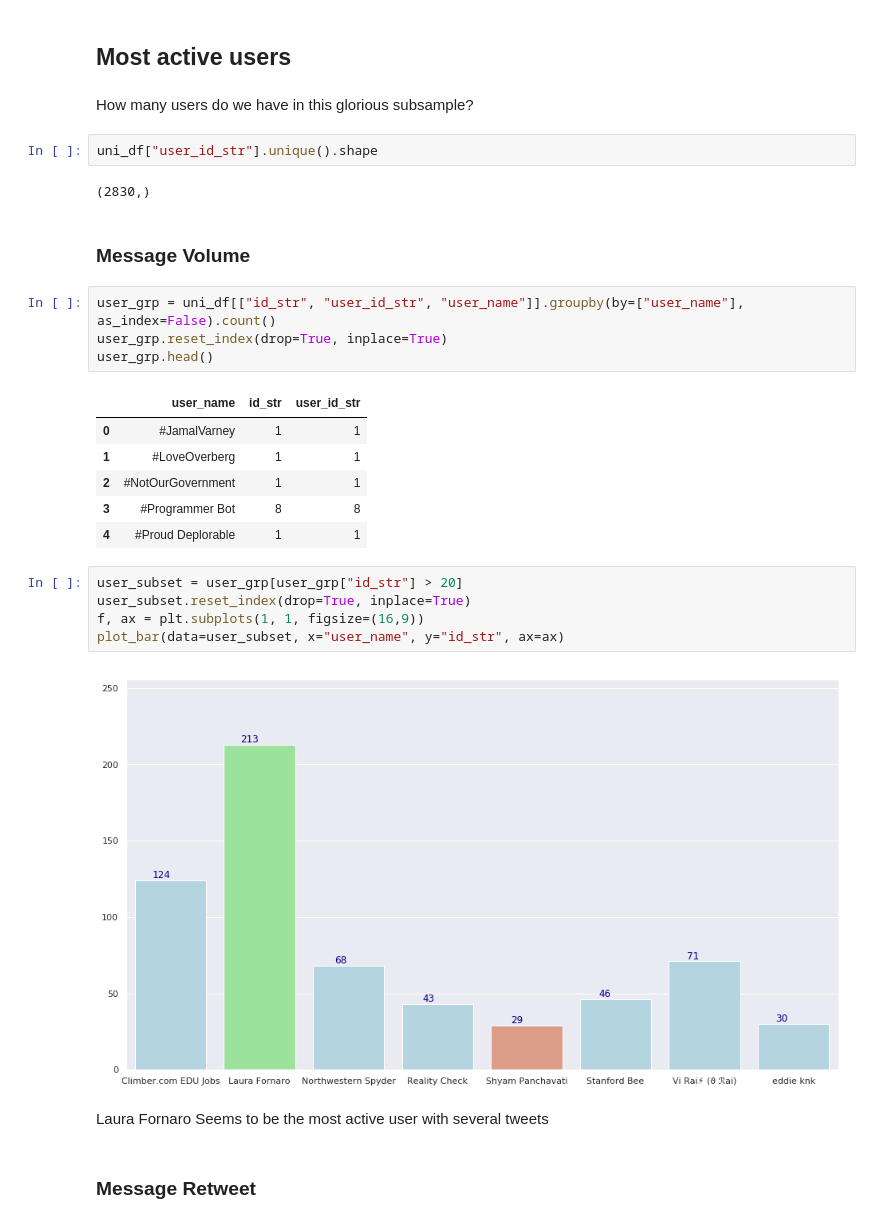
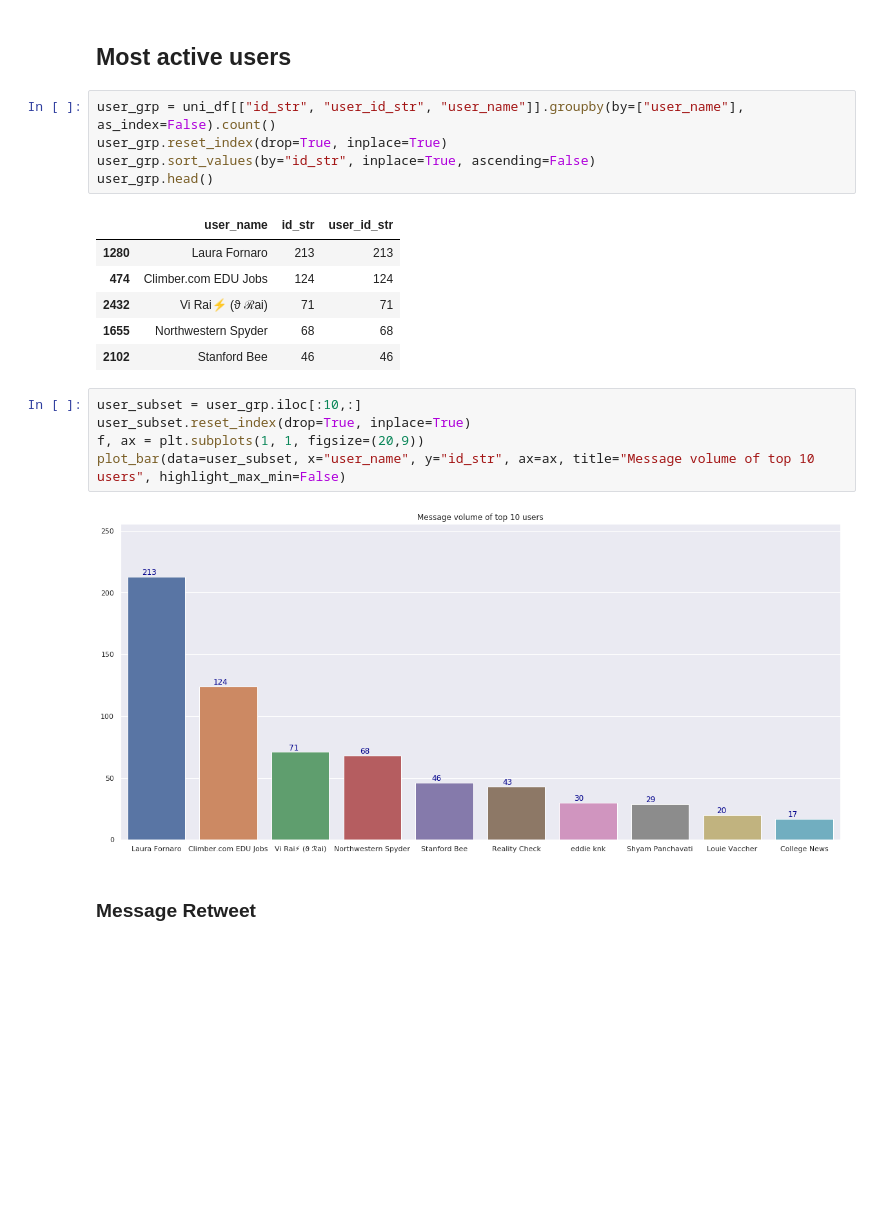
Before and after one commit to DoinGodsWork37/BigDataEngg, a Jupyter notebook: final_project/EDA.ipynb, the cells around one changed output. Cells and saved outputs as stored; diff of their text form; blank space fills up the shorter version.

```diff
--- a/final_project/EDA.ipynb
+++ b/final_project/EDA.ipynb
@@ -206,34 +197,25 @@ uni_df["retweeted_status_user_id_str"].count()
 1894
 # %% [markdown]
 ## Most active users
-# %% [markdown]
-How many users do we have in this glorious subsample?
-# %%
-uni_df["user_id_str"].unique().shape
-# %% [output]
-(2830,)
-# %% [markdown]
-### Message Volume
 # %%
 user_grp = uni_df[["id_str", "user_id_str", "user_name"]].groupby(by=["user_name"], as_index=False).count()
 user_grp.reset_index(drop=True, inplace=True)
+user_grp.sort_values(by="id_str", inplace=True, ascending=False)
 user_grp.head()
 # %% [output]
 |  | user_name | id_str | user_id_str |
-| 0 | #JamalVarney | 1 | 1 |
-| 1 | #LoveOverberg | 1 | 1 |
-| 2 | #NotOurGovernment | 1 | 1 |
-| 3 | #Programmer Bot | 8 | 8 |
-| 4 | #Proud Deplorable | 1 | 1 |
+| 1280 | Laura Fornaro | 213 | 213 |
+| 474 | Climber.com EDU Jobs | 124 | 124 |
+| 2432 | Vi Rai⚡️ (ϑ ℛai) | 71 | 71 |
+| 1655 | Northwestern Spyder | 68 | 68 |
+| 2102 | Stanford Bee | 46 | 46 |
 # %%
-user_subset = user_grp[user_grp["id_str"] > 20]
+user_subset = user_grp.iloc[:10,:]
 user_subset.reset_index(drop=True, inplace=True)
-f, ax = plt.subplots(1, 1, figsize=(16,9))
-plot_bar(data=user_subset, x="user_name", y="id_str", ax=ax)
+f, ax = plt.subplots(1, 1, figsize=(20,9))
+plot_bar(data=user_subset, x="user_name", y="id_str", ax=ax, title="Message volume of top 10 users", highlight_max_min=False)
 # %% [output]
-[figure, old version]
+[figure, new version]
-# %% [markdown]
-Laura Fornaro Seems to be the most active user with several tweets
 # %% [markdown]
 ### Message Retweet
 # %% [markdown]
```
Also changed, not shown: parts of 5 cells of this notebook.
